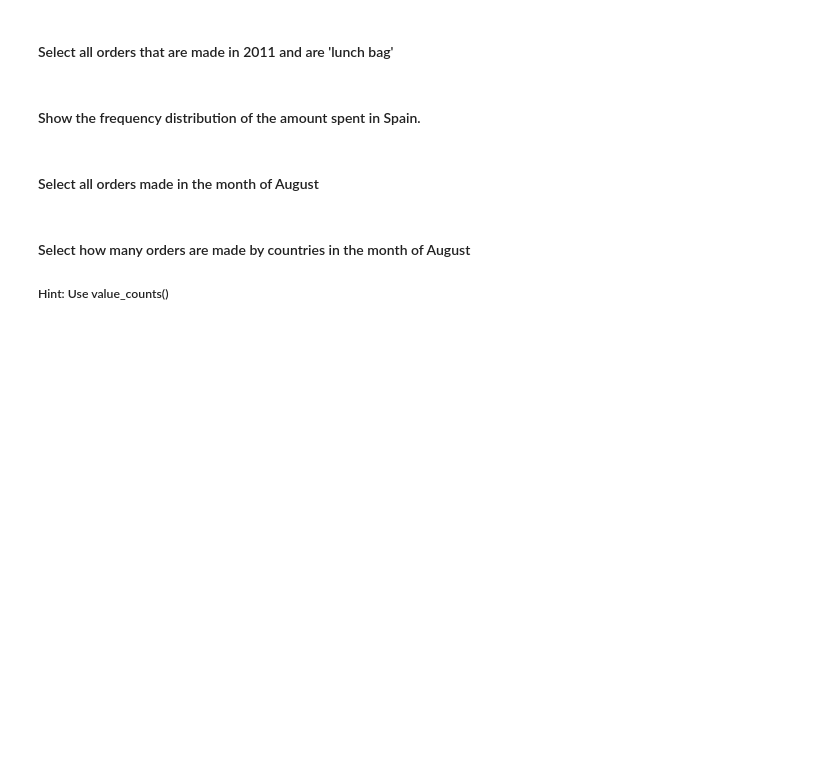
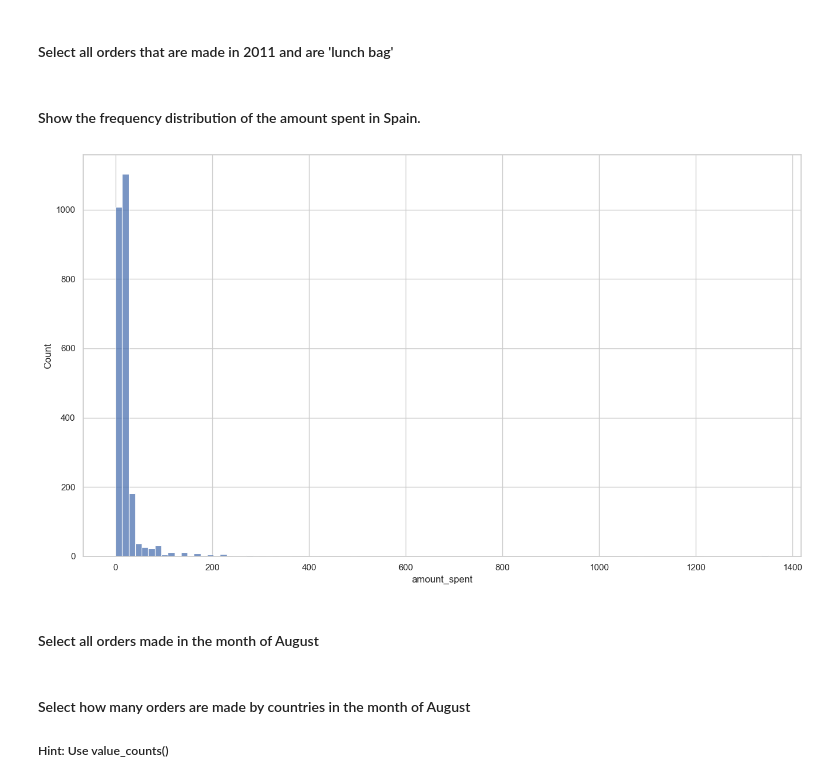
Before and after one commit to Ironhack-data-bcn-oct-2023/lab-descriptive-stats, a Jupyter notebook: your-code/main.ipynb, the cells around one changed output. Drawn from its saved outputs; the diff is of its cells as text; code cells hidden in the pictures; blank space fills up the shorter version.

```diff
--- a/your-code/main.ipynb
+++ b/your-code/main.ipynb
@@ -459,2 +497,7 @@ Number of customers in Spain: 30
+# %%
+spain = orders[orders["Country"]=='Spain']
+sns.histplot(x=spain["amount_spent"], bins=100);
+# %% [output]
+[figure, added]
 # %% [markdown]
 #### Select all orders made in the month of August
```
Also changed, not shown: parts of 21 cells of this notebook.
